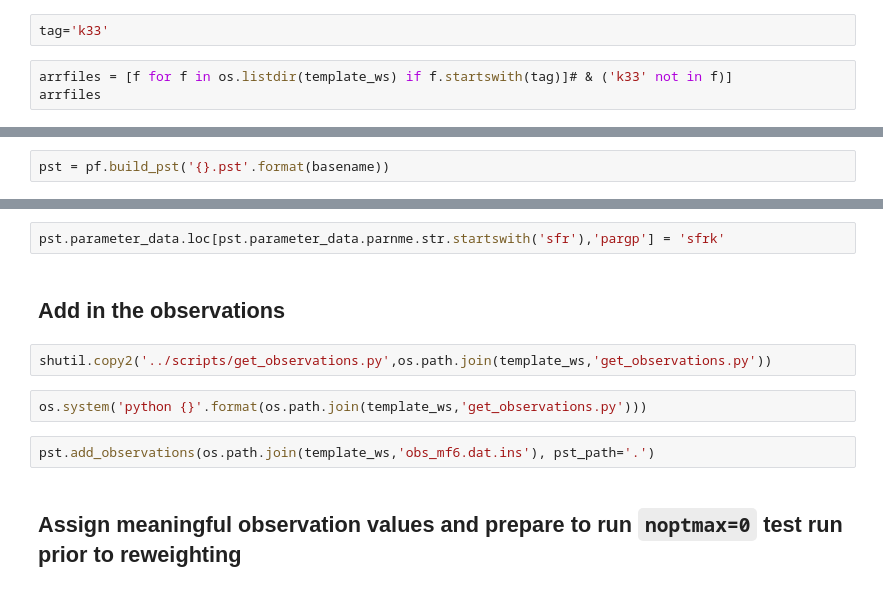
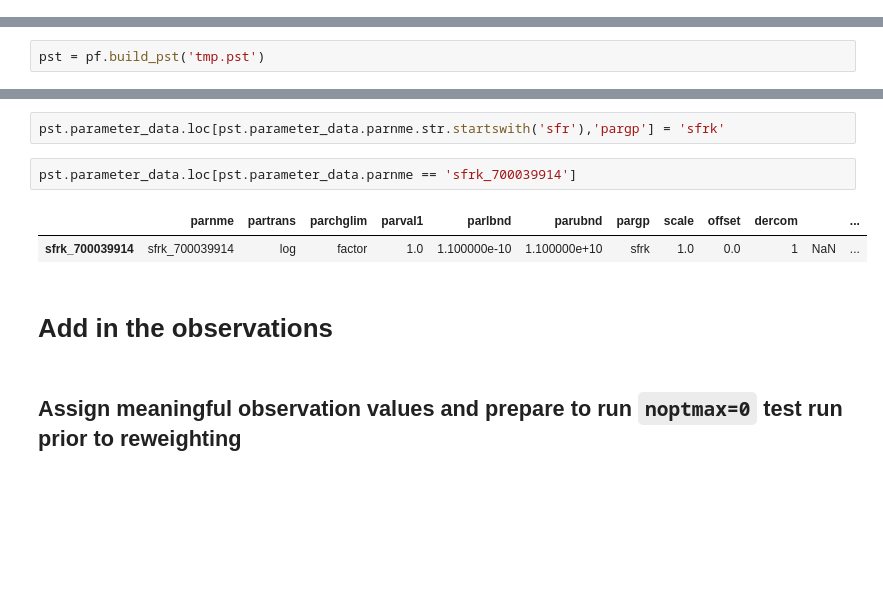
Before and after one commit to DOI-USGS/neversink_workflow, a Jupyter notebook: notebooks_workflow/0_PEST_parameterization.ipynb, the cells around one changed output, grey strips where cells are left out. Drawn from its saved outputs; the diff is of its cells as text; blank space fills up the shorter version.

```diff
--- a/notebooks_workflow/0_PEST_parameterization.ipynb
+++ b/notebooks_workflow/0_PEST_parameterization.ipynb
@@ -155,5 +242,0 @@ for i in range(4):
-# %%
-tag='k33'
-# %%
-arrfiles = [f for f in os.listdir(template_ws) if f.startswith(tag)]# & ('k33' not in f)]
-arrfiles
@@ -220,0 +408,2 @@ for tag,bnd in rtags.items():
+# %%
+pst = pf.build_pst('tmp.pst')
@@ -247,3 +440 @@ with open(os.path.join(template_ws,'{}.tpl'.format(sfrfilename)), 'w') as ofp:
-# %%
-pst = pf.build_pst('{}.pst'.format(basename))
 # %%
@@ -251,13 +463,12 @@ pst.add_parameters(os.path.join(template_ws,'{}.tpl'.format(sfrfilename)), pst_p
 # %%
 pst.parameter_data.loc[pst.parameter_data.parnme.str.startswith('sfr'),'pargp'] = 'sfrk'
+# %%
+pst.parameter_data.loc[pst.parameter_data.parnme == 'sfrk_700039914']
+# %% [output]
+|  | parnme | partrans | parchglim | parval1 | parlbnd | parubnd | pargp | scale | offset | dercom |  | ... |
+| sfrk_700039914 | sfrk_700039914 | log | factor | 1.0 | 1.100000e-10 | 1.100000e+10 | sfrk | 1.0 | 0.0 | 1 | NaN | ... |
 # %% [markdown]
-## Add in the observations
+# Add in the observations
-# %%
-shutil.copy2('../scripts/get_observations.py',os.path.join(template_ws,'get_observations.py'))
-# %%
-os.system('python {}'.format(os.path.join(template_ws,'get_observations.py')))
-# %%
-pst.add_observations(os.path.join(template_ws,'obs_mf6.dat.ins'), pst_path='.')
 # %% [markdown]
 ## Assign meaningful observation values and prepare to run `noptmax=0` test run prior to reweighting
 # %%
```
Also changed, not shown: parts of 53 cells of this notebook, 5 other files.
